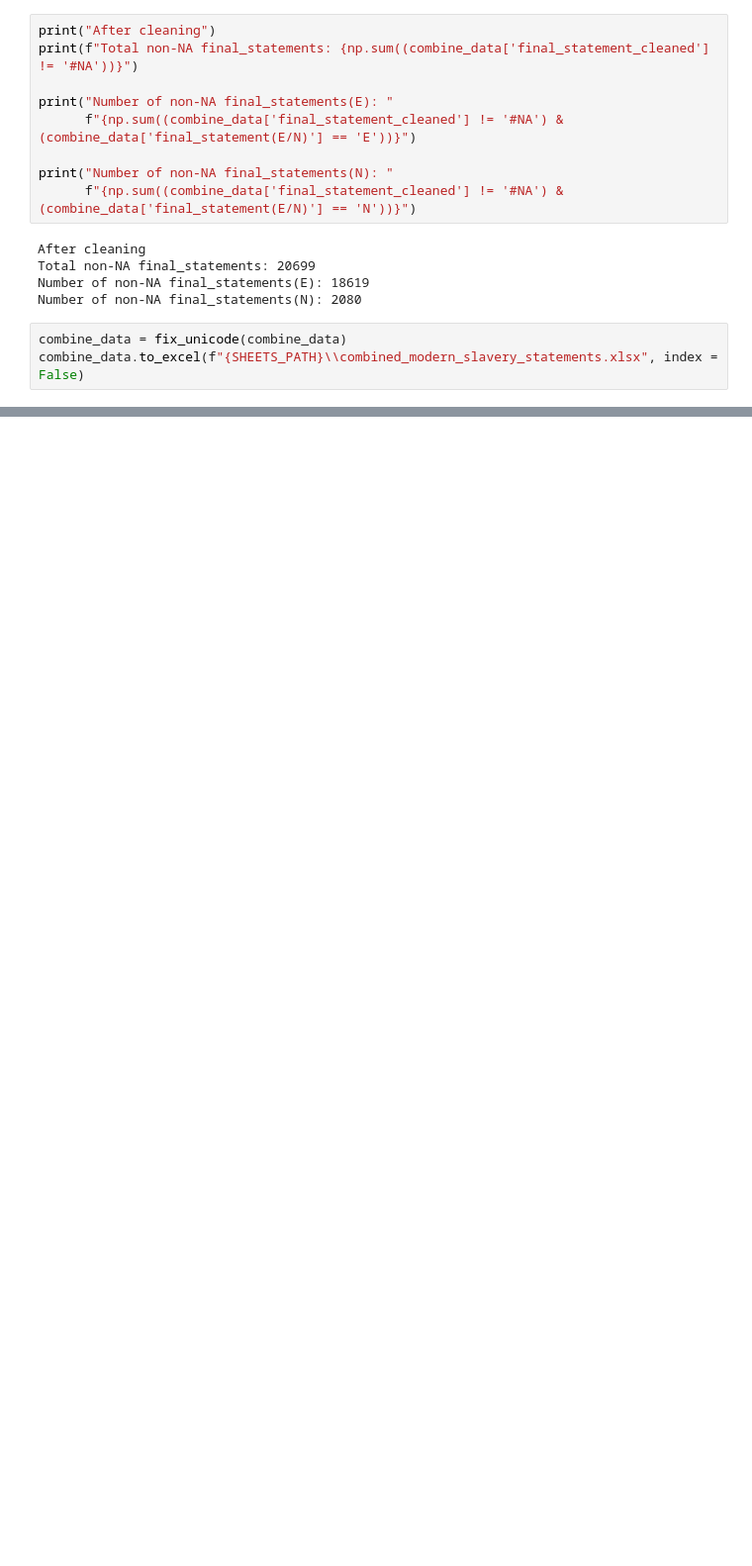
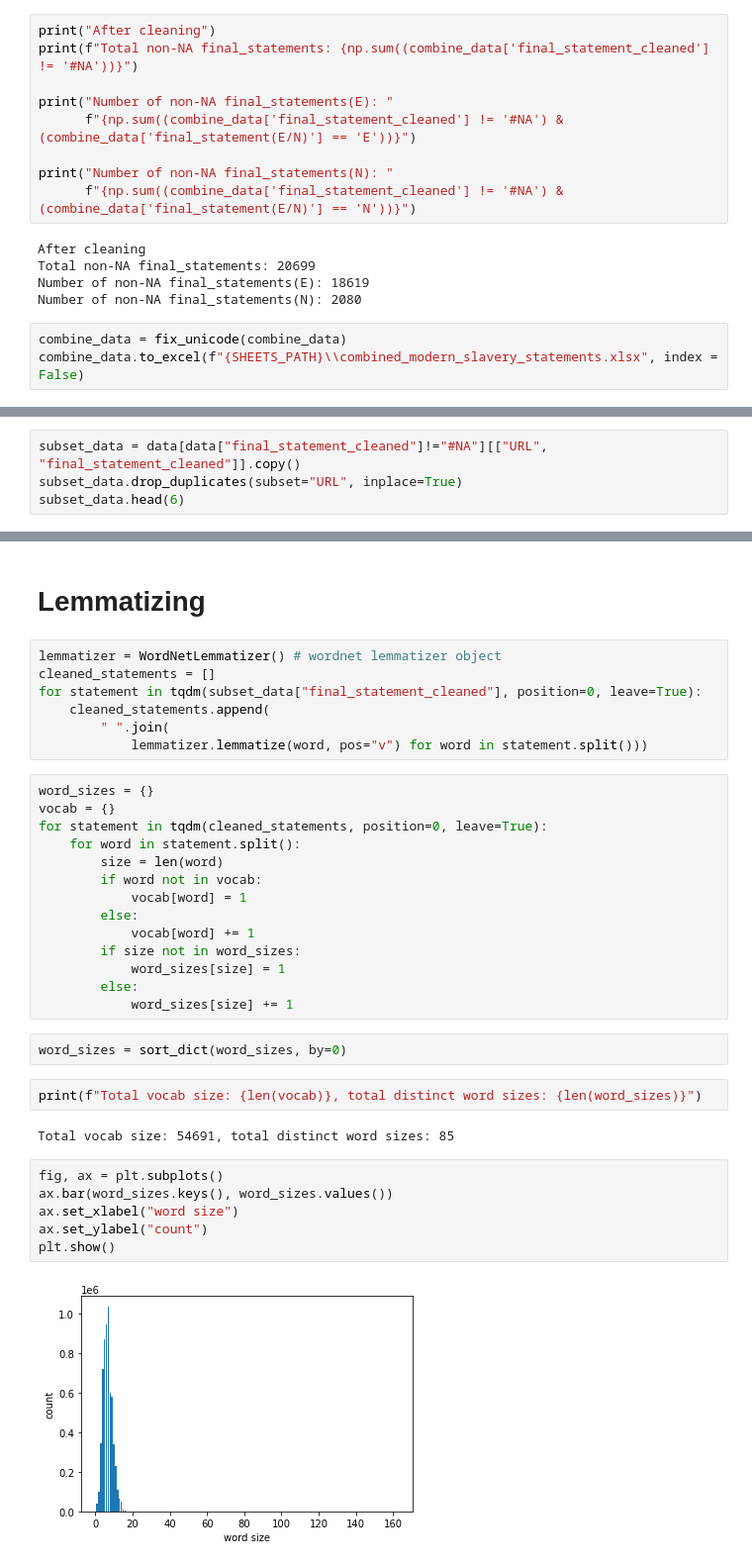
Before and after one commit to dmp1999/modern_slavery_registry, a Jupyter notebook: notebooks/20201130-statement-cleaning.ipynb, the cells around one changed output, grey strips where cells are left out. Shown at 99% size. Cells and saved outputs as stored; diff of their text form; blank space fills up the shorter version.

```diff
--- a/notebooks/20201130-statement-cleaning.ipynb
+++ b/notebooks/20201130-statement-cleaning.ipynb
@@ -173,0 +225,4 @@ combine_data.to_excel(f"{SHEETS_PATH}\\combined_modern_slavery_statements.xlsx",
+# %%
+subset_data = data[data["final_statement_cleaned"]!="#NA"][["URL", "final_statement_cleaned"]].copy()
+subset_data.drop_duplicates(subset="URL", inplace=True)
+subset_data.head(6)
@@ -173,0 +237,37 @@ combine_data.to_excel(f"{SHEETS_PATH}\\combined_modern_slavery_statements.xlsx",
+# %% [markdown]
+# Lemmatizing
+# %%
+lemmatizer = WordNetLemmatizer() # wordnet lemmatizer object
+cleaned_statements = []
+for statement in tqdm(subset_data["final_statement_cleaned"], position=0, leave=True):
+    cleaned_statements.append(
+        " ".join(
+            lemmatizer.lemmatize(word, pos="v") for word in statement.split()))
+# %%
+word_sizes = {}
+vocab = {}
+for statement in tqdm(cleaned_statements, position=0, leave=True):
+    for word in statement.split():
+        size = len(word)
+        if word not in vocab:
+            vocab[word] = 1
+        else:
+            vocab[word] += 1
+        if size not in word_sizes:
+            word_sizes[size] = 1
+        else:
+            word_sizes[size] += 1
+# %%
+word_sizes = sort_dict(word_sizes, by=0)
+# %%
+print(f"Total vocab size: {len(vocab)}, total distinct word sizes: {len(word_sizes)}")
+# %% [output]
+Total vocab size: 54691, total distinct word sizes: 85
+# %%
+fig, ax = plt.subplots()
+ax.bar(word_sizes.keys(), word_sizes.values())
+ax.set_xlabel("word size")
+ax.set_ylabel("count")
+plt.show()
+# %% [output]
+[figure, added]
```
Also changed, not shown: parts of 73 cells of this notebook, 3 other files.
